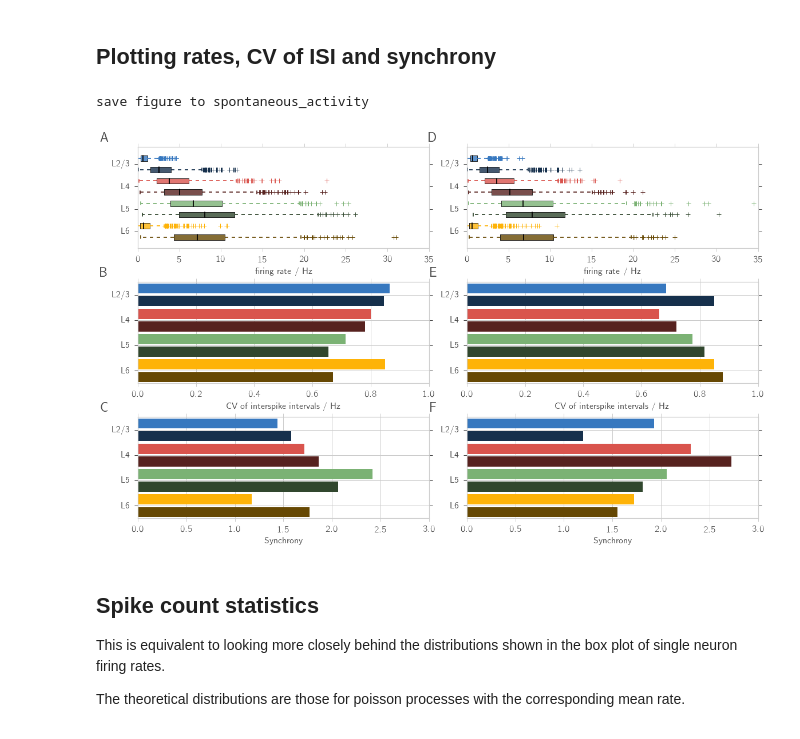
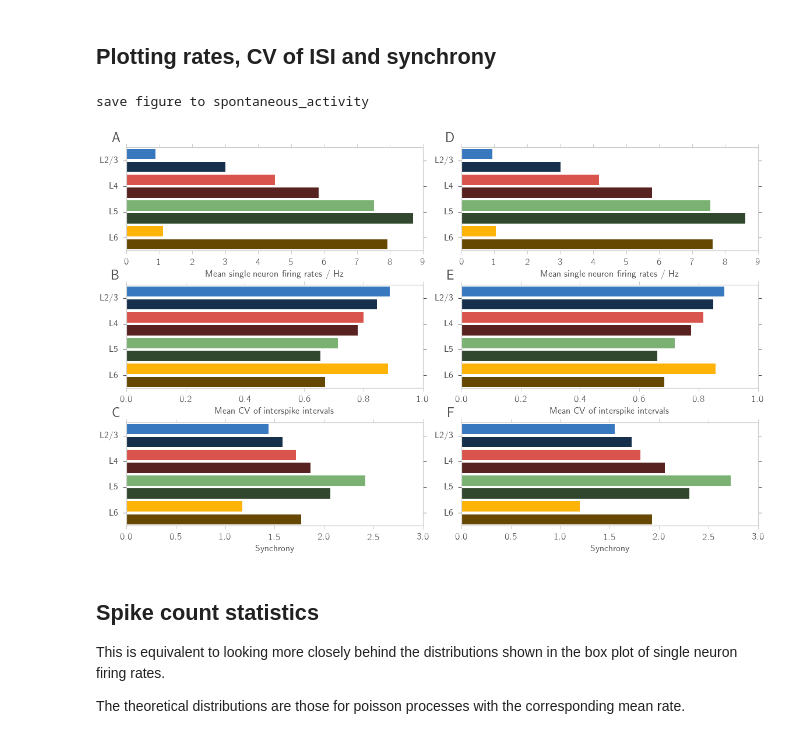
Before and after one commit to frschu/microcircuit, a Jupyter notebook: analysis/spike_count_statistics.ipynb, the cells around one changed output. Drawn from its saved outputs; the diff is of its cells as text; code cells hidden in the pictures.

```diff
--- a/analysis/spike_count_statistics.ipynb
+++ b/analysis/spike_count_statistics.ipynb
@@ -247,7 +226,7 @@ def plot_CV_ISI(ax, path_res_file, reverse_order=True):
         yticklabels = yticklabels[::-1]
     ylim = (0, n_populations)
 
-    ax.set_xlabel('CV of interspike intervals / Hz')
+    ax.set_xlabel('Mean CV of interspike intervals')
     ax.set_yticks(yticks)
     ax.set_yticklabels(yticklabels)
     ax.set_ylim(*ylim)
@@ -295,36 +274,38 @@ for i, sli in enumerate([False, True]):
     res_file_name = sim_spec + "_res.hdf5"
     path_data_file = os.path.join(data_path, data_file_name)
     path_res_file = os.path.join(data_path, res_file_name)
 
     # Rates
     ax1 = hf.add_subplot(fig, n_rows_cols=(3, 2), index_row_col=(0, i), rowspan=1, colspan=1)
-    plot_rates(ax1, path_res_file, n_spikes_recorded=1000)
+    #plot_single_rates(ax1, path_res_file, n_spikes_recorded=1000)
+    plot_rates_mean(ax1, path_res_file)
     # CV of interspike interval (ISI)
     ax2 = hf.add_subplot(fig, n_rows_cols=(3, 2), index_row_col=(1, i), rowspan=1, colspan=1)
     plot_CV_ISI(ax2, path_res_file)
     ax2.set_xlim(0, 1)
     # Synchrony
     ax3 = hf.add_subplot(fig, n_rows_cols=(3, 2), index_row_col=(2, i), rowspan=1, colspan=1)
     plot_synchrony(ax3, path_res_file)
     ax3.set_xlim(0, 3.)
 
 # Label subfigures
 plot_labels = list('ABCDEF')
 for ax, label in zip(fig.axes, plot_labels):
-    ax.text(-0.1, 1.15, label, transform=ax.transAxes,
+    ax.text(-0.02, 1.15, label, transform=ax.transAxes,
             fontsize=24, fontweight='bold', va='top', ha='right')
     # General rendering
 
     style.fixticks(ax)
+    ax.grid(False)
 
 fig_name = "spontaneous_activity"
 if save_fig:
     print("save figure to " + fig_name)
     fig.savefig(os.path.join(figure_path, fig_name + ".pdf"), bbox_inches='tight', format="pdf")
     fig.savefig(os.path.join(figure_path, fig_name + ".png"), bbox_inches='tight', format="png")
 # %% [output]
 save figure to spontaneous_activity
-[figure, old version]
+[figure, new version]
 # %% [markdown]
 ## Spike count statistics
 
```
Also changed, not shown: parts of 13 cells of this notebook, 32 other files.
